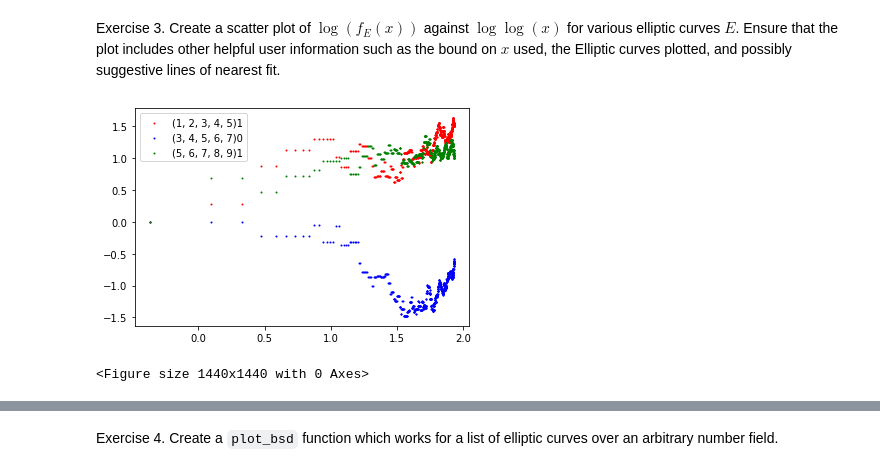
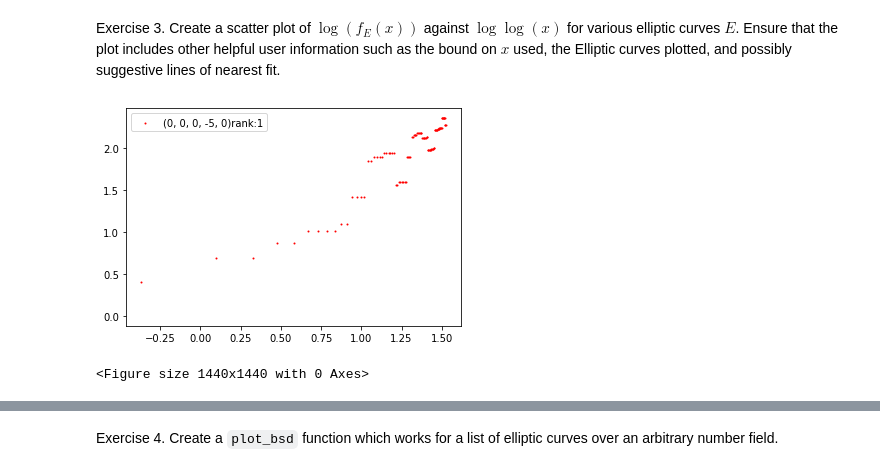
Before and after one commit to Rusti1/computational_nt, a Jupyter notebook: case_studies/bsd_experiments/day_2_exercises.ipynb, the cells around one changed output, grey strips where cells are left out. Drawn from its saved outputs; the diff is of its cells as text; code cells hidden in the pictures.

```diff
--- a/case_studies/bsd_experiments/day_2_exercises.ipynb
+++ b/case_studies/bsd_experiments/day_2_exercises.ipynb
@@ -54,19 +54,19 @@ Exercise 3. Create a scatter plot of $\log(f_E(x))$ against $\log\log(x)$ for va
 # %%
 colour = ["red", "blue", "green", "yellow", "purple"]
 def plot_bsd(ecs_list, B):
             for E in ecs_list:
                     X = [[ln(ln(x)), ln(PML(E,x))] for x in range(B)]
-                    scatter_plot_color(X,colour[ecs_list.index(E)%5],str(E.ainvs())+str(E.rank()))
+                    scatter_plot_color(X,colour[ecs_list.index(E)%5],str(E.ainvs())+"rank:"+str(E.rank()))
             plt.legend(loc = 'upper left')
             plt.xscale("linear")
             plt.yscale("linear")
             plt.figure(figsize=(20,20))
             plt.show
 
 
 E = [E1,E2,E3]
 EL = [EllipticCurve([-5,0])]
-plot_bsd(E, 1000)
+plot_bsd(EL, 100)
 # %% [output]
-[figure, old version]
+[figure, new version]
 <Figure size 1440x1440 with 0 Axes>
```
Also changed, not shown: parts of 4 cells of this notebook.
